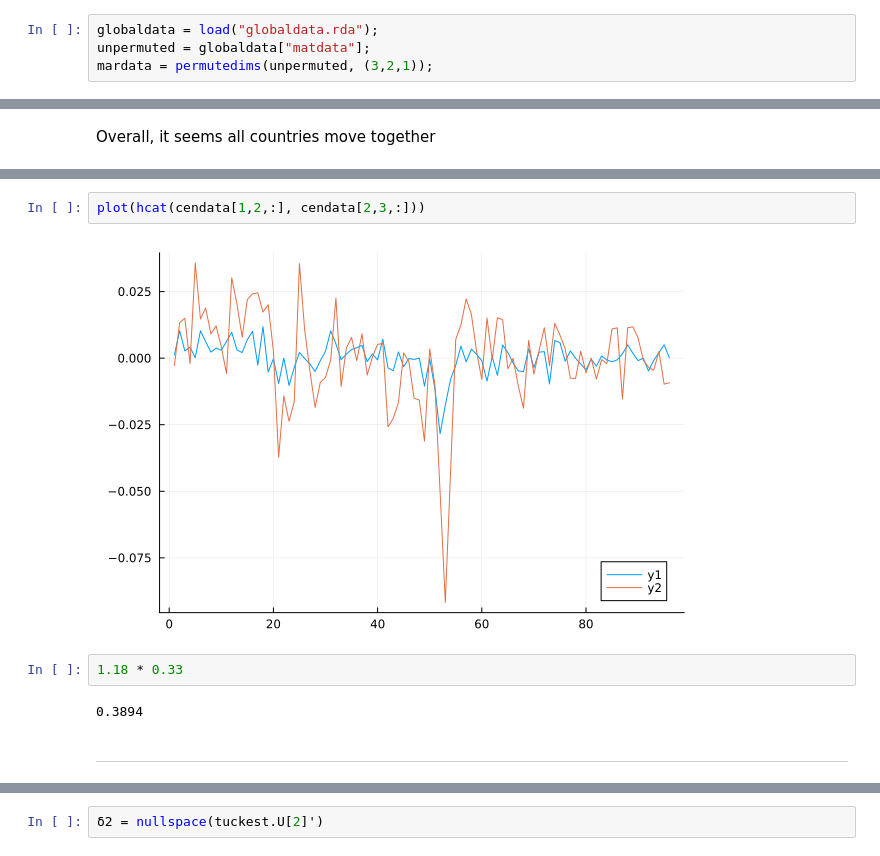
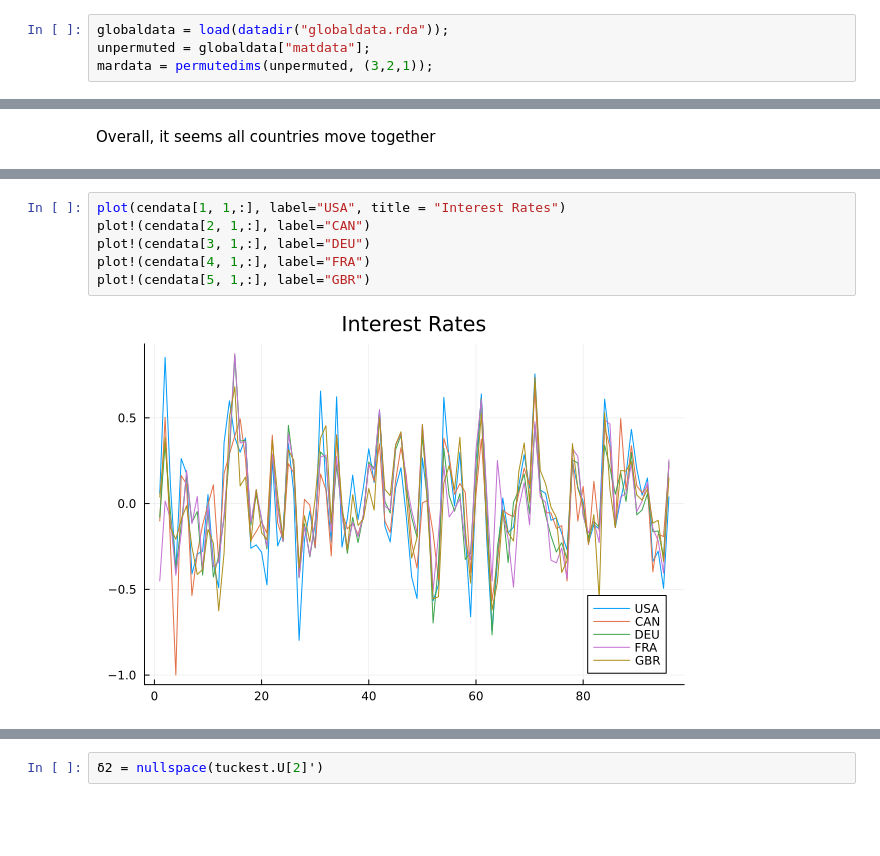
Before and after one commit to ivanuricardo/RR-MAR, a Jupyter notebook: notebooks/globalanalysis.ipynb, the cells around one changed output, grey strips where cells are left out. Drawn from its saved outputs; the diff is of its cells as text; blank space fills up the shorter version.

Commit message:
global notebook cleaned

```diff
--- a/notebooks/globalanalysis.ipynb
+++ b/notebooks/globalanalysis.ipynb
@@ -3,7 +6,7 @@ using CodecBzip2
 # %%
 using TensorToolbox, CommonFeatures, RData, LinearAlgebra, Statistics, Plots, Latexify, Dates
 # %%
-globaldata = load("globaldata.rda");
+globaldata = load(datadir("globaldata.rda"));
 unpermuted = globaldata["matdata"];
 mardata = permutedims(unpermuted, (3,2,1));
 # %%
@@ -132,10 +55,8 @@ plot(hcat(cendata[1,2,:], cendata[2,3,:]))
-# %%
-plot(hcat(cendata[1,2,:], cendata[2,3,:]))
-# %% [output]
-[figure, removed]
-# %%
-1.18 * 0.33
-# %% [output]
-0.3894
-# %% [markdown]
---------
+# %%
+plot(cendata[1, 1,:], label="USA", title = "Interest Rates")
+plot!(cendata[2, 1,:], label="CAN")
+plot!(cendata[3, 1,:], label="DEU")
+plot!(cendata[4, 1,:], label="FRA")
+plot!(cendata[5, 1,:], label="GBR")
+# %% [output]
+[figure, added]
```
Also changed, not shown: parts of 73 cells of this notebook.
